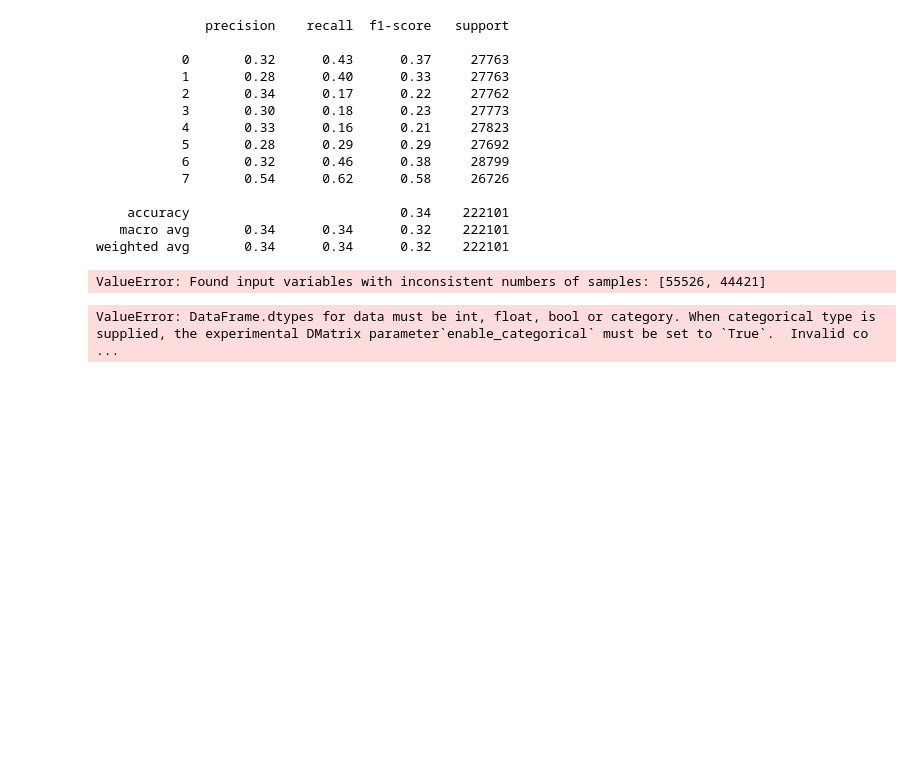
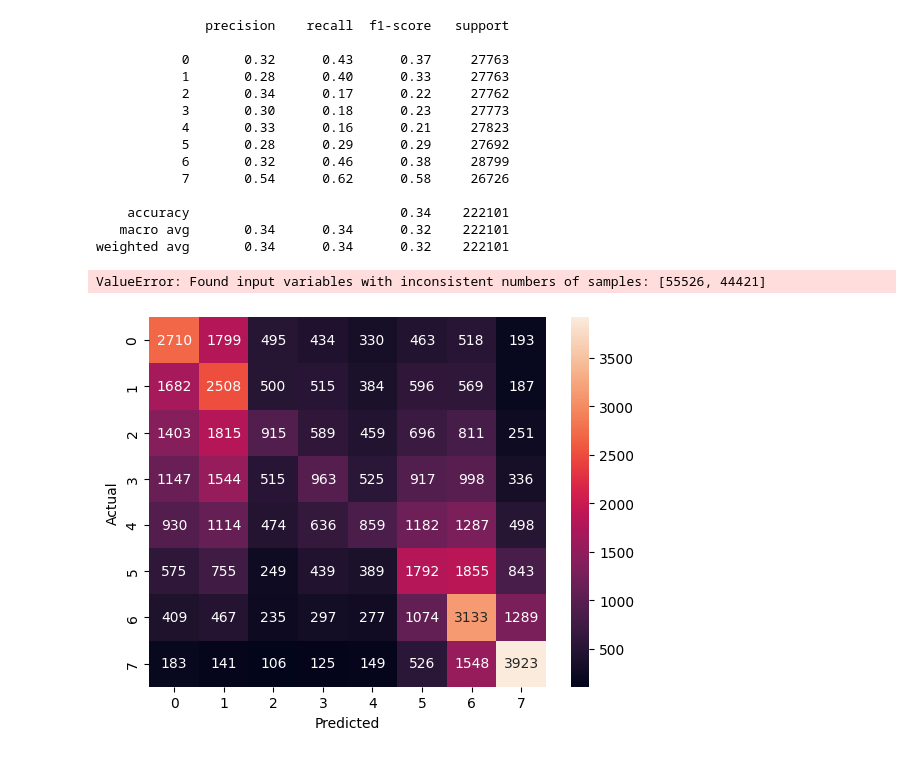
Before and after one commit to RonanB400/decp_ml, a Jupyter notebook: notebooks/JH_process-and-model.ipynb, the cells around one changed output. Cells and saved outputs as stored; diff of their text form; code cells hidden in the pictures; blank space fills up the shorter version.

```diff
--- a/notebooks/JH_process-and-model.ipynb
+++ b/notebooks/JH_process-and-model.ipynb
@@ -464,11 +464,11 @@ X_test_processed = pipeline.transform(X_test)
 # %%
 from sklearn.metrics import confusion_matrix
 
-y_pred = model_cls.predict(X_test)
+y_pred = model_cls.predict(X_test_processed)
 
 sns.heatmap(confusion_matrix(y_test_binned, y_pred), annot=True, fmt='d')
 plt.xlabel("Predicted")
 plt.ylabel("Actual")
 plt.show()
 # %% [output]
-ValueError: DataFrame.dtypes for data must be int, float, bool or category. When categorical type is supplied, the experimental DMatrix parameter`enable_categorical` must be set to `True`.  Invalid co ...
+[figure, added]
```
